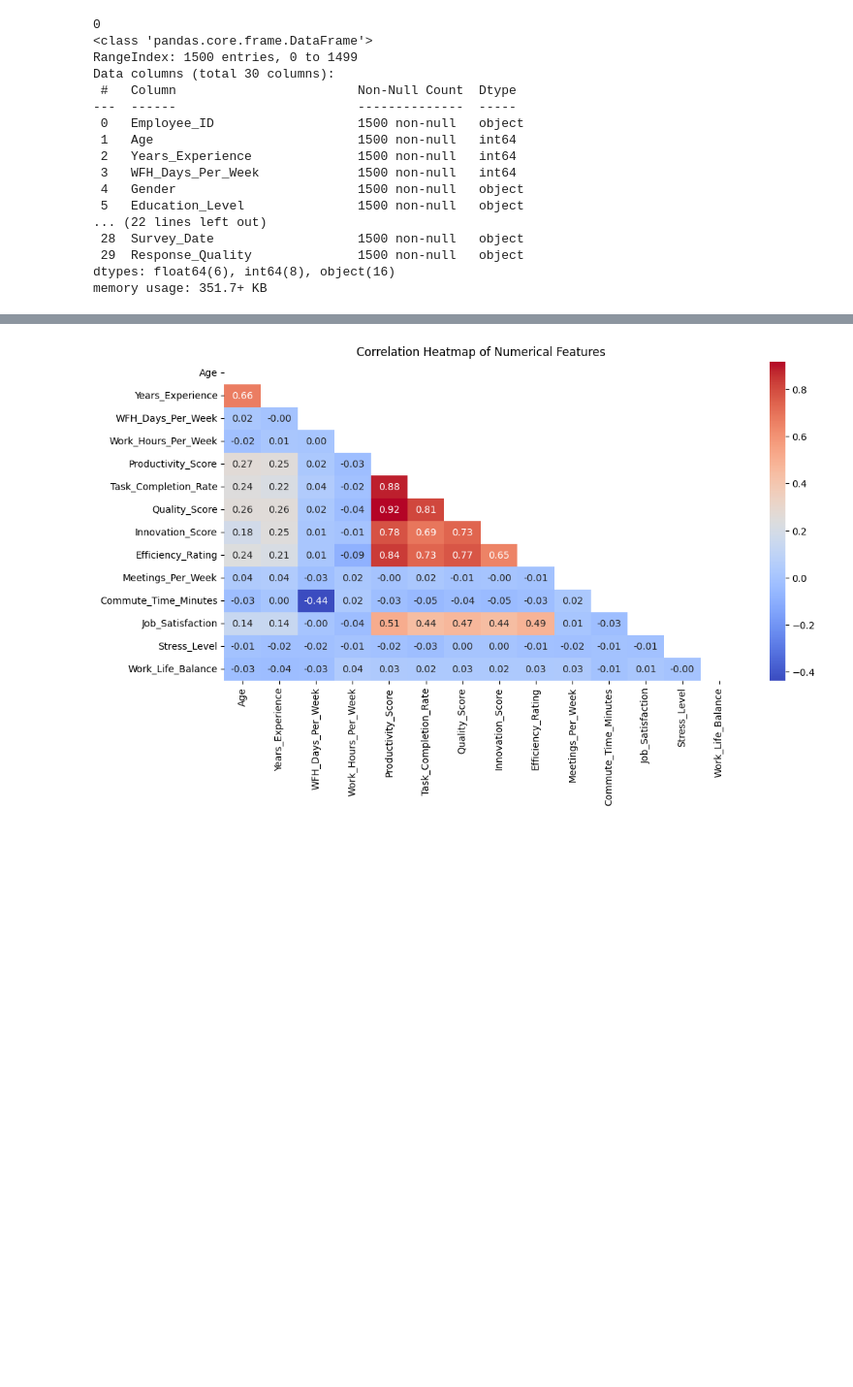
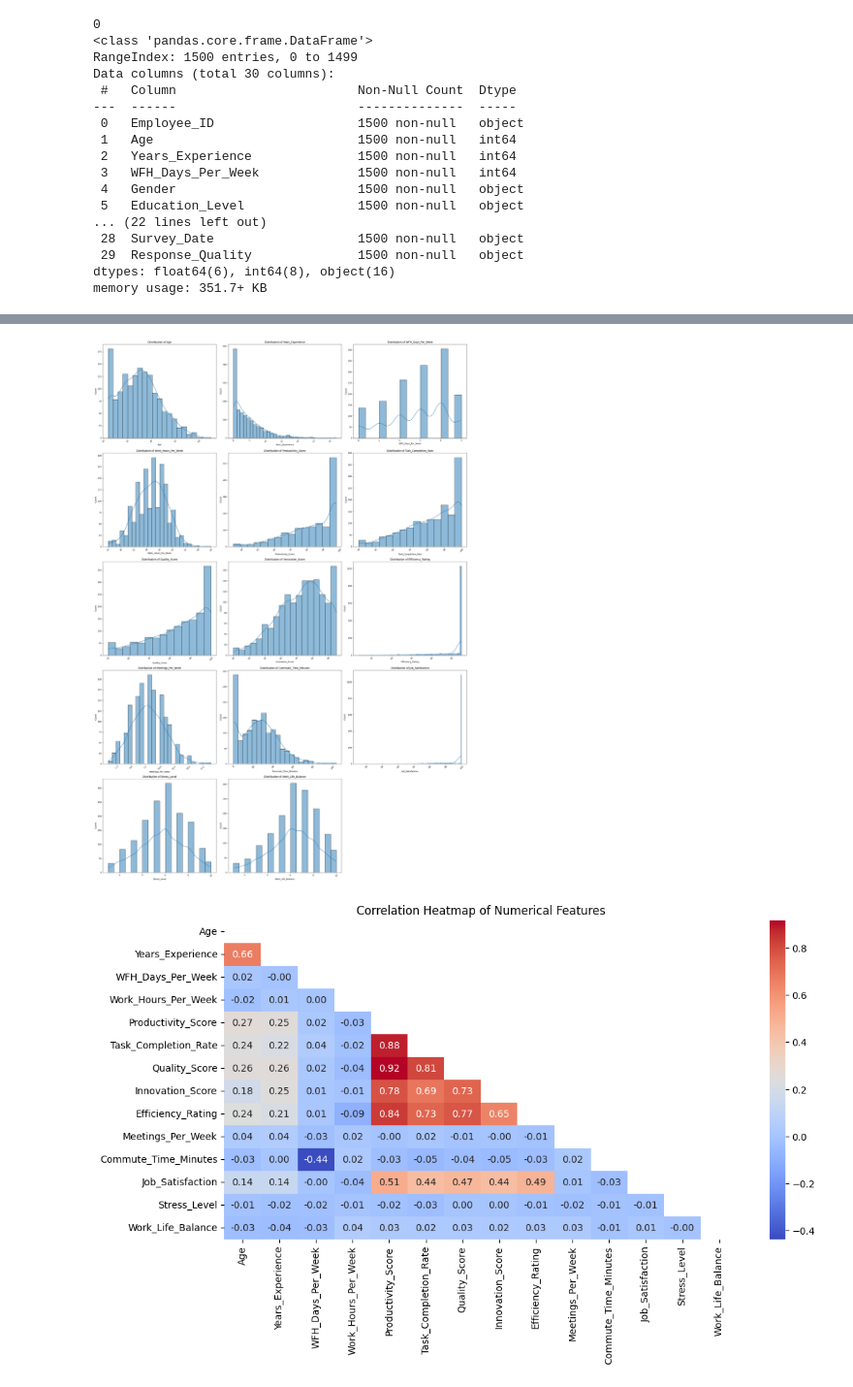
Before and after one commit to EfeDogan/429Project, a Jupyter notebook: new_dataset.ipynb, the cells around one changed output, grey strips where cells are left out. Shown at 97% size. Drawn from its saved outputs; the diff is of its cells as text; code cells hidden in the pictures; blank space fills up the shorter version.

```diff
--- a/new_dataset.ipynb
+++ b/new_dataset.ipynb
@@ -66,2 +54,14 @@ for col in categorical_cols:
+# %%
+# Distribution of numerical columns
+numerical_cols = df.select_dtypes(include=['float64', 'int64']).columns
+f = plt.figure(figsize=(25,50))
+for i, col in enumerate(numerical_cols):
+    ax = f.add_subplot(7,3, i+1)
+    sns.histplot(data=df, x=col, kde=True)
+    ax.set_title(f'Distribution of {col}')
+    plt.xticks(rotation=45)
+f.tight_layout()
+# %% [output]
+[figure, added]
 # %%
 # Correlation heatmap for numerical features
```
Also changed, not shown: parts of 7 cells of this notebook.
